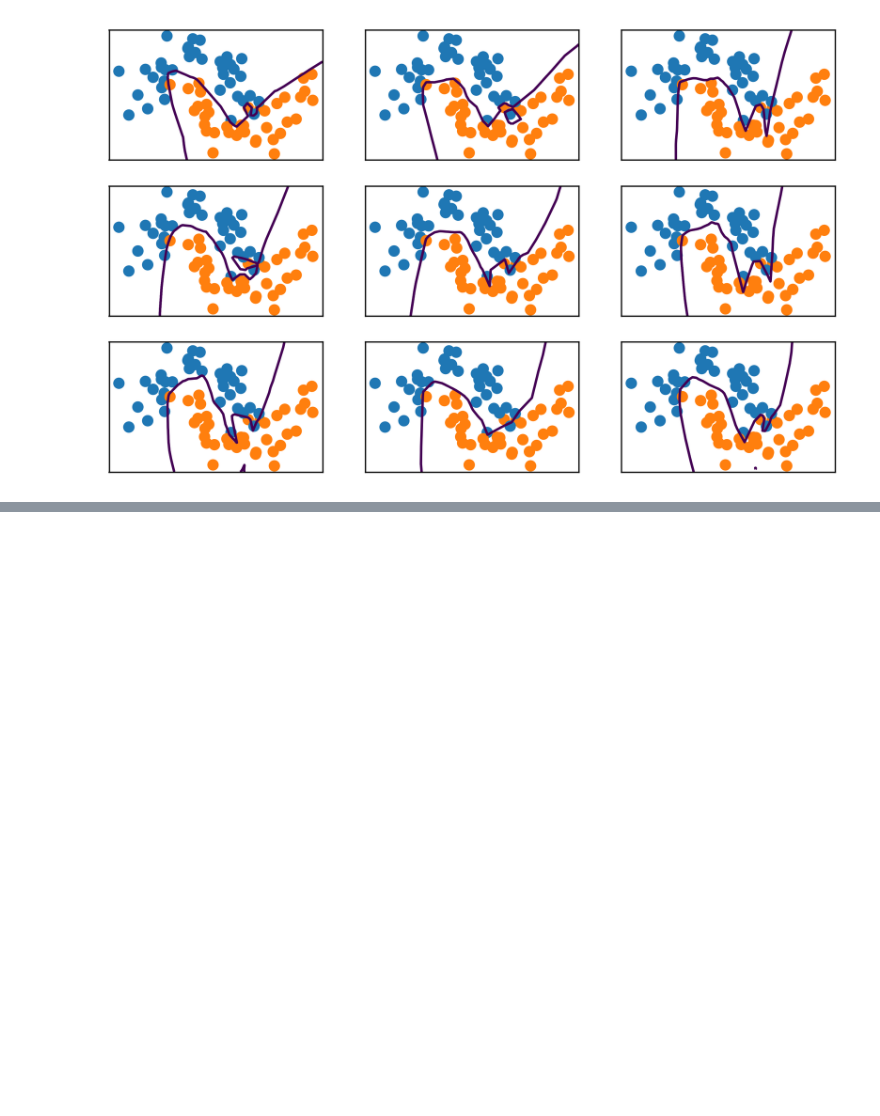
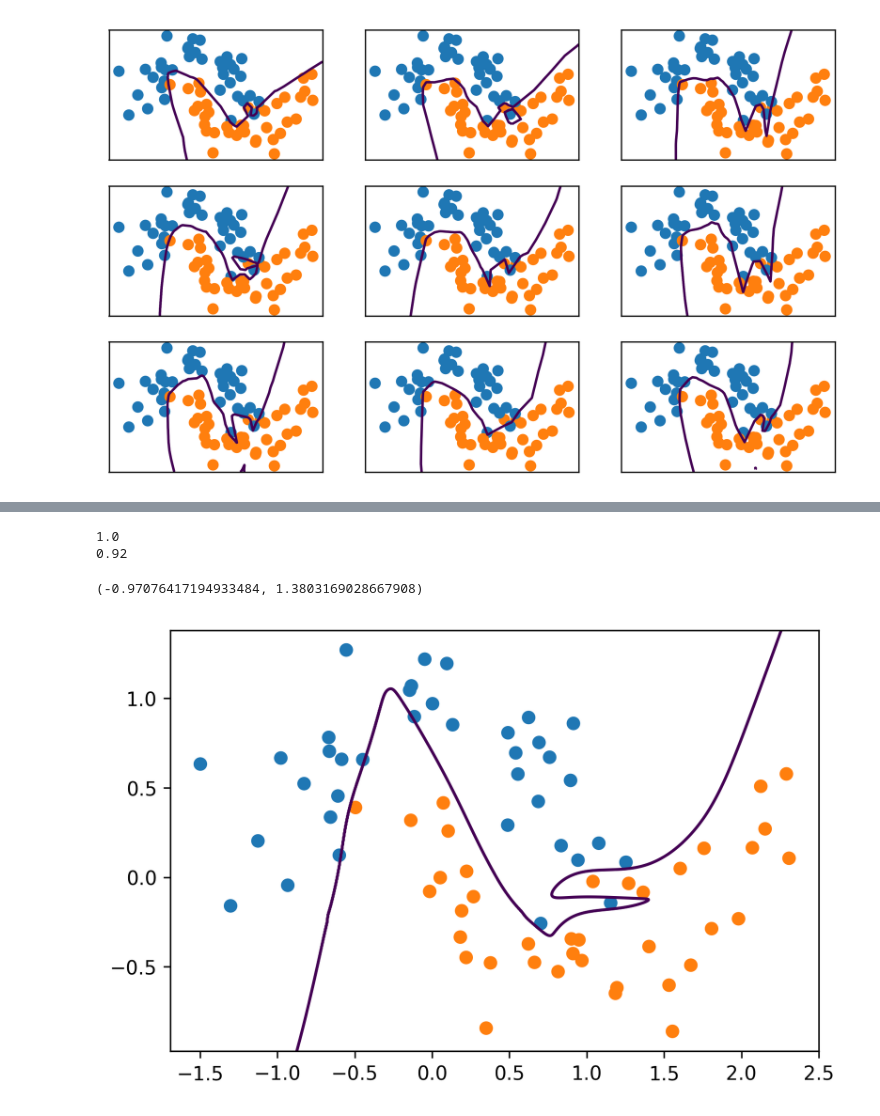
Before and after one commit to amueller/applied_ml_spring_2017, a Jupyter notebook: slides/aml-22.ipynb, the cells around one changed output, grey strips where cells are left out. Cells and saved outputs as stored; diff of their text form; code cells hidden in the pictures; blank space fills up the shorter version.

```diff
--- a/slides/aml-22.ipynb
+++ b/slides/aml-22.ipynb
@@ -79,0 +97,17 @@ for ax, i in zip(axes.ravel(), range(10)):
+# %%
+mlp = MLPClassifier(solver='lbfgs', hidden_layer_sizes=(10, 10, 10), activation="tanh", random_state=0)
+mlp.fit(X_train, y_train)
+print(mlp.score(X_train, y_train))
+print(mlp.score(X_test, y_test))
+# %% [output]
+1.0
+0.92
+# %%
+plt.contour(xx, yy, mlp.predict_proba(X_grid)[:, 1].reshape(xx.shape), levels=[.5])
+plt.scatter(X_train[:, 0], X_train[:, 1], c=plt.cm.Vega10(y_train))
+
+plt.xlim(xlim)
+plt.ylim(ylim)
+# %% [output]
+(-0.97076417194933484, 1.3803169028667908)
+[figure, added]
```
Also changed, not shown: parts of 36 cells of this notebook, 1 other file.
